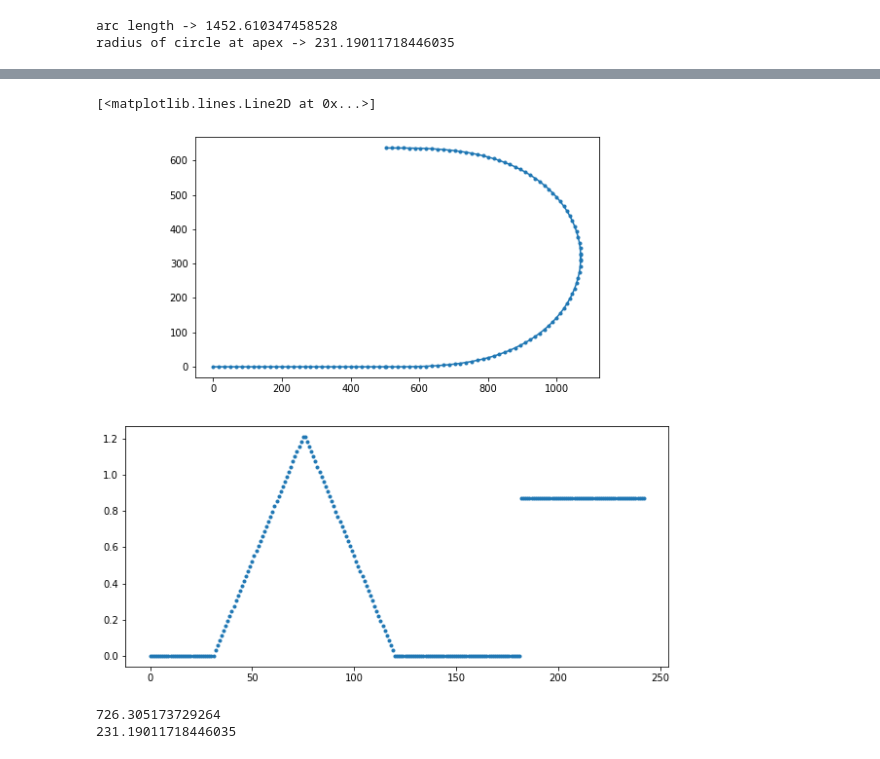
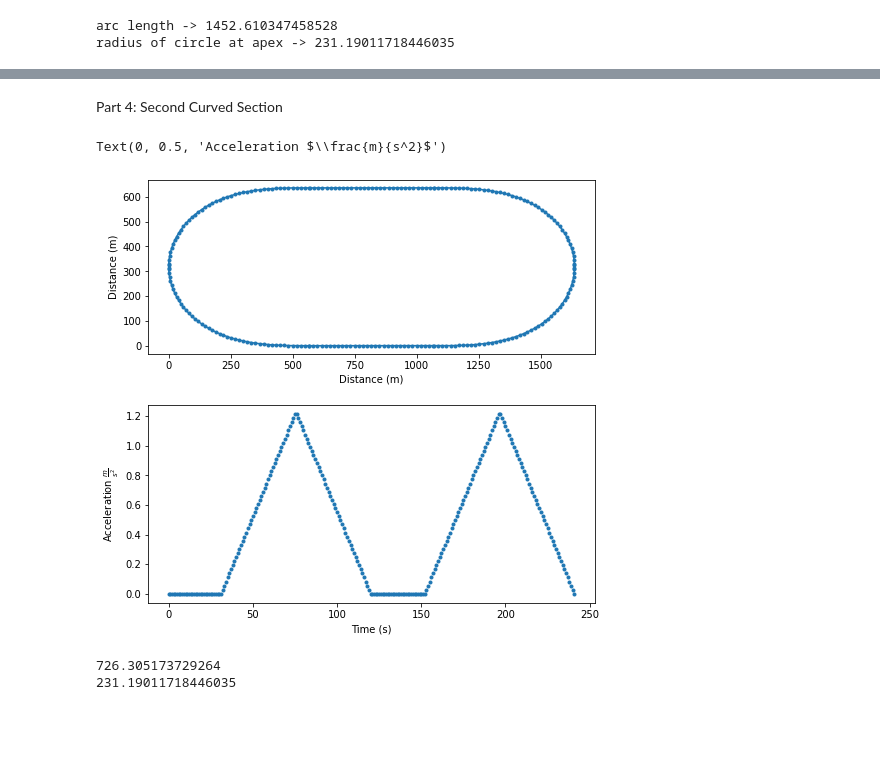
Before and after one commit to maxmussavian/euler-spiral, a Jupyter notebook: acceleration_curves.ipynb, the cells around one changed output, grey strips where cells are left out. Saved outputs shown, nothing was run; the diff lists cells and outputs as text; code cells hidden in the pictures; blank space fills up the shorter version.

```diff
--- a/acceleration_curves.ipynb
+++ b/acceleration_curves.ipynb
@@ -144,22 +121,50 @@ print(acceleration_first_bend)
+# %%
+X_short = X + 2 * r - 2 * width_curve
+T_straight_segment = X_short / v
+t_steps = np.arange(0, T_straight_segment + time_step / 2, time_step) # times sampling
+# %%
+x_second_straight = [X_short - t * v for t in t_steps]
+y_second_straight = [2 *r - 0 * t for t in t_steps]
+acceleration_second_straight = [0 * t for t in t_steps]
+# %% [markdown]
+Part 4: Second Curved Section
+# %%
+t_steps = np.arange(0, T_half_arc_length + time_step / 2, time_step)
+
+s_c_grid = np.asarray([sc.fresnel(t / T_half_arc_length) for t in t_steps])
+
+x_second_half_bend = np.array([-np.sqrt(np.pi / alpha) * c for _, c in s_c_grid])
+x_second_bend = np.concatenate([x_second_half_bend, np.flip(x_second_half_bend)])
+
+y_second_half_bend = np.array([2 * r - np.sqrt(np.pi / alpha) * s for s, _ in s_c_grid])
+y_second_bend = np.concatenate([y_second_half_bend, 2 * r - np.flip(y_second_half_bend)])
+
+acceleration_second_half_bend = np.array([alpha * v * t * v ** 2 for t in t_steps])
+acceleration_second_bend = np.concatenate([acceleration_second_half_bend, np.flip(acceleration_second_half_bend)])
 # %%
-x_pos_all = np.concatenate(
-    [x_first_straight, x_first_bend]
+x_pos_euler = np.concatenate(
+    [x_first_straight, x_first_bend, x_second_straight, x_second_bend]
     )
-y_pos_all = np.concatenate(
-    [y_first_straight, y_first_bend]
+y_pos_euler = np.concatenate(
+    [y_first_straight, y_first_bend, y_second_straight, y_second_bend]
     )
-acceleration_all = np.concatenate(
+acceleration_euler = np.concatenate(
     [acceleration_first_straight, acceleration_first_bend,
      acceleration_second_straight, acceleration_second_bend
      ])
 # %%
-fig, ax = plt.subplots(2, 1, figsize=(10, 10))
-ax[0].plot(x_pos_all, y_pos_all, '.-')
+fig, ax = plt.subplots(2, 1, figsize=(8, 8))
+ax[0].plot(x_pos_euler + width_curve, y_pos_euler, '.-')
 ax[0].set_aspect('equal')
-ax[1].plot(acceleration_all, '.')
+ax[0].set_xlabel('Distance (m)')
+ax[0].set_ylabel('Distance (m)')
+ax[1].plot(acceleration_euler, '.')
+ax[1].set_xlabel('Time (s)')
+ax[1].set_ylabel(r'Acceleration $\frac{m}{s^2}$')
+ax[1].set
 # %% [output]
-[<matplotlib.lines.Line2D at 0x...>]
+Text(0, 0.5, 'Acceleration $\\frac{m}{s^2}$')
-[figure, old version]
+[figure, new version]
 # %%
 total_arc_length = np.sqrt(np.pi / alpha)
 print(total_arc_length)
```
Also changed, not shown: parts of 13 cells of this notebook.
